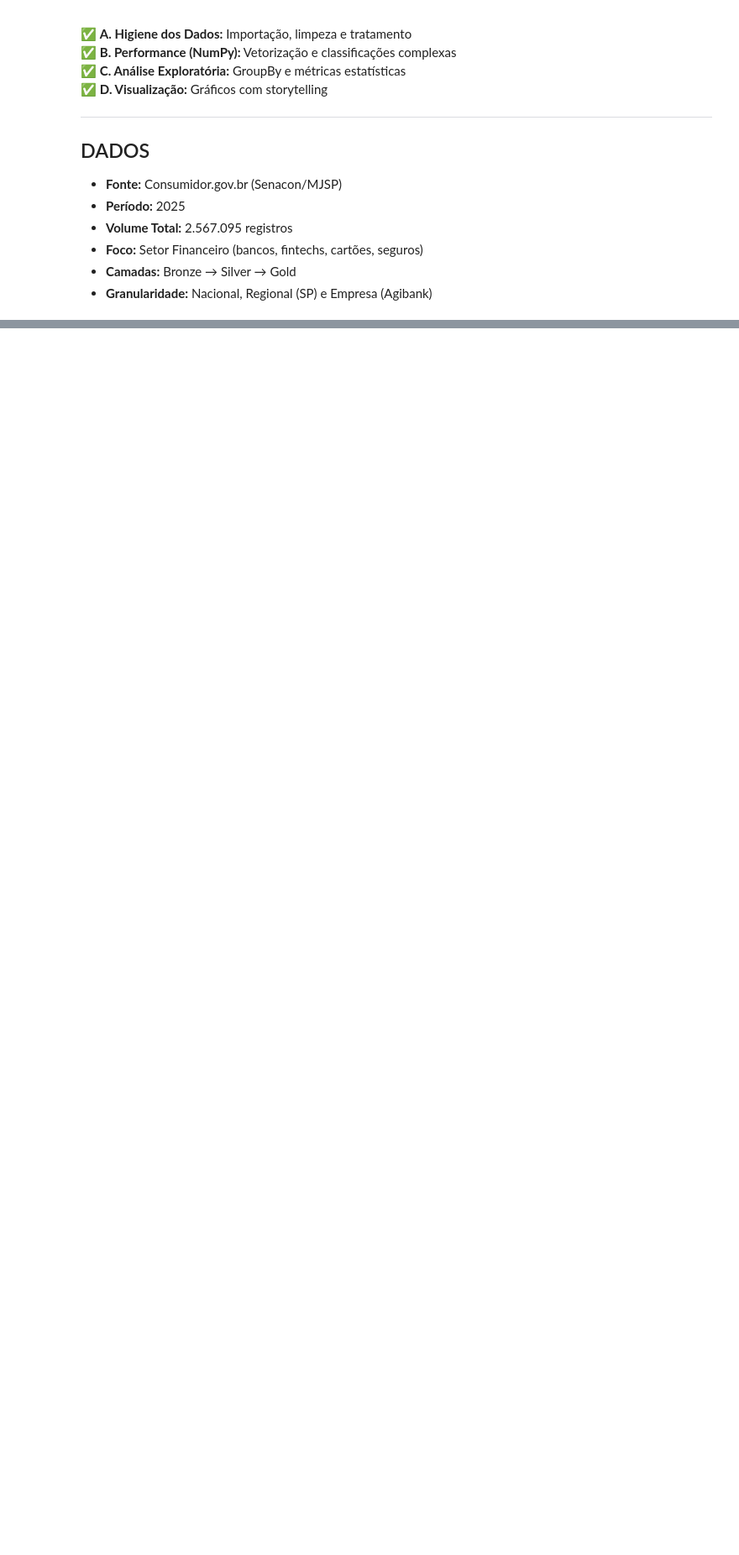
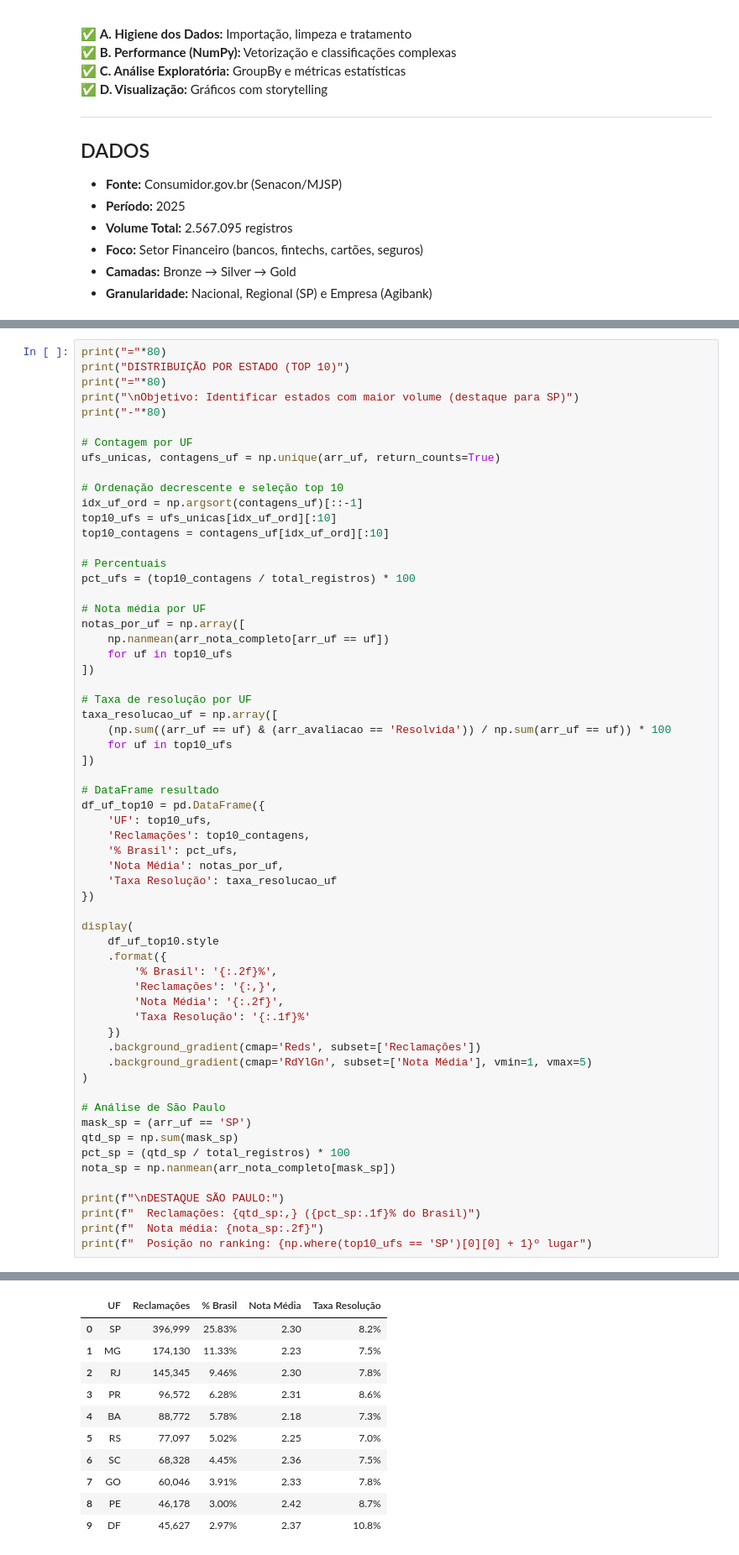
Before and after one commit to afloradda/projeto_mediacao_bancaria, a Jupyter notebook: analises/silver/notebooks_silver/03_analises_terciarias.ipynb, the cells around one changed output, grey strips where cells are left out. Shown at 84% size. Drawn from its saved outputs; the diff is of its cells as text; blank space fills up the shorter version.

```diff
--- a/analises/silver/notebooks_silver/03_analises_terciarias.ipynb
+++ b/analises/silver/notebooks_silver/03_analises_terciarias.ipynb
@@ -278,0 +1748,62 @@ FILTRAGEM DO SETOR FINANCEIRO
+# %%
+print("="*80)
+print("DISTRIBUIÇÃO POR ESTADO (TOP 10)")
+print("="*80)
+print("\nObjetivo: Identificar estados com maior volume (destaque para SP)")
+print("-"*80)
+
+# Contagem por UF
+ufs_unicas, contagens_uf = np.unique(arr_uf, return_counts=True)
+
+# Ordenação decrescente e seleção top 10
+idx_uf_ord = np.argsort(contagens_uf)[::-1]
+top10_ufs = ufs_unicas[idx_uf_ord][:10]
+top10_contagens = contagens_uf[idx_uf_ord][:10]
+
+# Percentuais
+pct_ufs = (top10_contagens / total_registros) * 100
+
+# Nota média por UF
+notas_por_uf = np.array([
+    np.nanmean(arr_nota_completo[arr_uf == uf])
+    for uf in top10_ufs
+])
+
+# Taxa de resolução por UF
+taxa_resolucao_uf = np.array([
+    (np.sum((arr_uf == uf) & (arr_avaliacao == 'Resolvida')) / np.sum(arr_uf == uf)) * 100
+    for uf in top10_ufs
+])
+
+# DataFrame resultado
+df_uf_top10 = pd.DataFrame({
+    'UF': top10_ufs,
+    'Reclamações': top10_contagens,
+    '% Brasil': pct_ufs,
+    'Nota Média': notas_por_uf,
+    'Taxa Resolução': taxa_resolucao_uf
+})
+
+display(
+    df_uf_top10.style
+    .format({
+        '% Brasil': '{:.2f}%',
+        'Reclamações': '{:,}',
+        'Nota Média': '{:.2f}',
+        'Taxa Resolução': '{:.1f}%'
+    })
+    .background_gradient(cmap='Reds', subset=['Reclamações'])
+    .background_gradient(cmap='RdYlGn', subset=['Nota Média'], vmin=1, vmax=5)
+)
+
+# Análise de São Paulo
+mask_sp = (arr_uf == 'SP')
+qtd_sp = np.sum(mask_sp)
+pct_sp = (qtd_sp / total_registros) * 100
+nota_sp = np.nanmean(arr_nota_completo[mask_sp])
+
+print(f"\nDESTAQUE SÃO PAULO:")
+print(f"  Reclamações: {qtd_sp:,} ({pct_sp:.1f}% do Brasil)")
+print(f"  Nota média: {nota_sp:.2f}")
+print(f"  Posição no ranking: {np.where(top10_ufs == 'SP')[0][0] + 1}º lugar")
+# %% [output]
@@ -278,0 +1816,11 @@ FILTRAGEM DO SETOR FINANCEIRO
+|  | UF | Reclamações | % Brasil | Nota Média | Taxa Resolução |
+| 0 | SP | 396,999 | 25.83% | 2.30 | 8.2% |
+| 1 | MG | 174,130 | 11.33% | 2.23 | 7.5% |
+| 2 | RJ | 145,345 | 9.46% | 2.30 | 7.8% |
+| 3 | PR | 96,572 | 6.28% | 2.31 | 8.6% |
+| 4 | BA | 88,772 | 5.78% | 2.18 | 7.3% |
+| 5 | RS | 77,097 | 5.02% | 2.25 | 7.0% |
+| 6 | SC | 68,328 | 4.45% | 2.36 | 7.5% |
+| 7 | GO | 60,046 | 3.91% | 2.33 | 7.8% |
+| 8 | PE | 46,178 | 3.00% | 2.42 | 8.7% |
+| 9 | DF | 45,627 | 2.97% | 2.37 | 10.8% |
```
Also changed, not shown: parts of 36 cells of this notebook, 2 other files.
